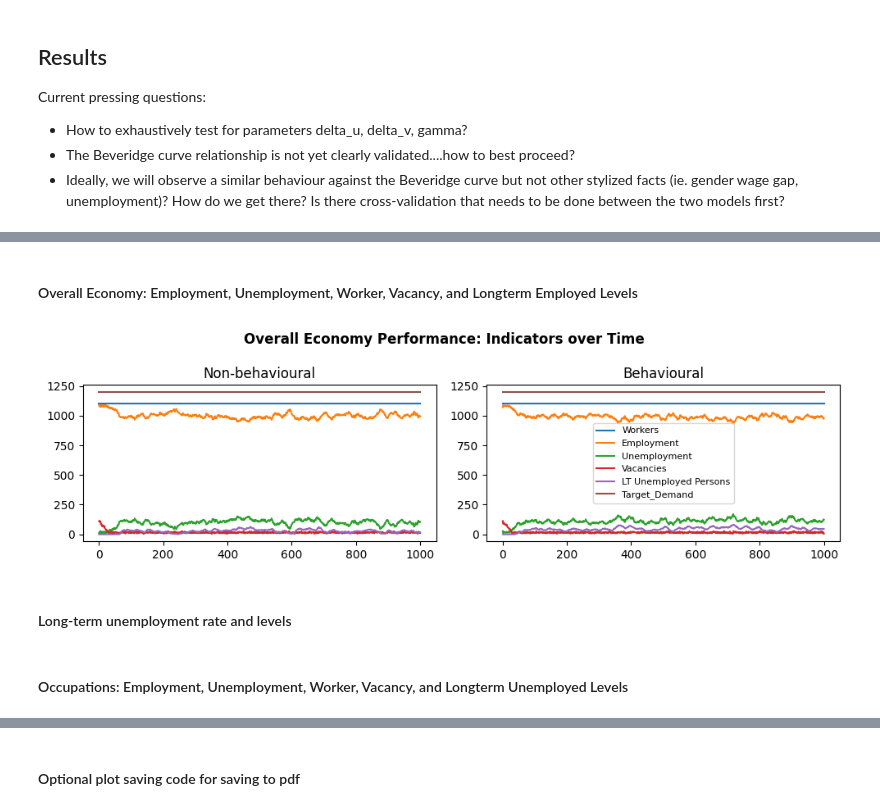
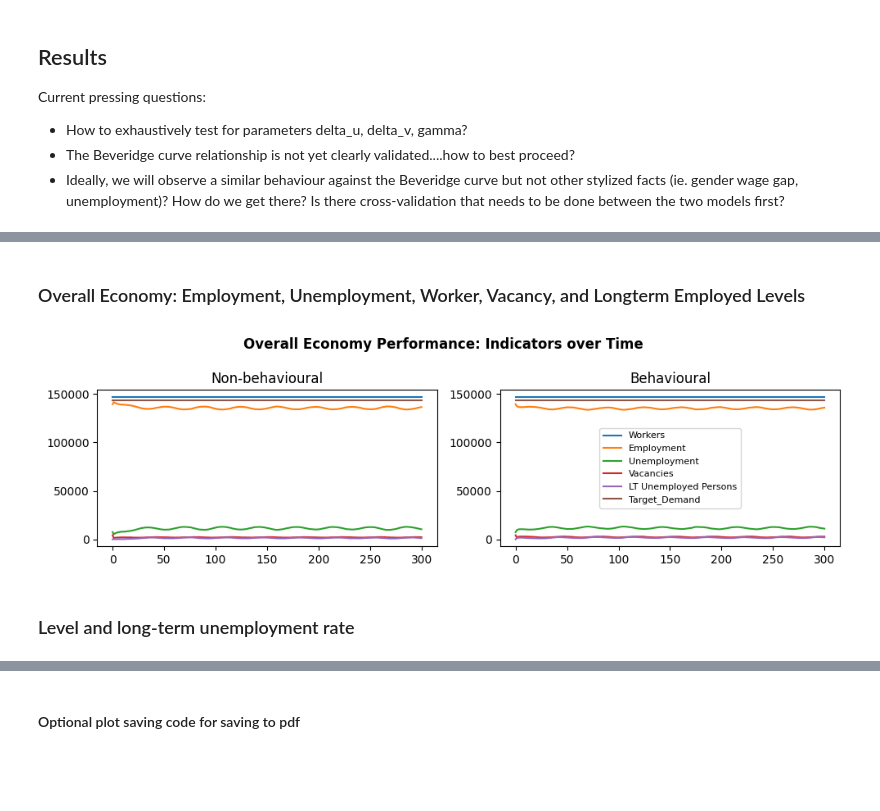
Before and after one commit to ebbam/transition_abm, a Jupyter notebook: code/usa_transition_abm_numpy.ipynb, the cells around one changed output, grey strips where cells are left out. Cells and saved outputs as stored; diff of their text form; code cells hidden in the pictures; blank space fills up the shorter version.

```diff
--- a/code/usa_transition_abm_numpy.ipynb
+++ b/code/usa_transition_abm_numpy.ipynb
@@ -198,10 +199,11 @@ This data should be re-extracted. Perhaps incorporate econometric testing for tr
 # US MODEL CONDITIONS AND DATA ####
 ###################################
 if init == "USA":
-    T = 500
+    T = 300
     del_u = 0.015
     del_v = 0.009
-    gamma_u = gamma_v = gamma = 0.06
+    #del_v = 0.02
+    gamma_u = gamma_v = gamma = 0.1
 
     A = pd.read_csv(path+"dRC_Replication/data/occupational_mobility_network.csv", header=None)
     employment = round(pd.read_csv(path+"dRC_Replication/data/ipums_employment_2016.csv", header = 0).iloc[:, [4]]/1000)
@@ -213,9 +215,10 @@ if init == "USA":
     # Needs input data...
     demand_target = employment + vacancies
     wages = pd.read_csv(path+"dRC_Replication/data/ipums_variables.csv")[['median_earnings']]
+    gend_share = pd.read_csv(path+"data/ipums_variables_w_gender.csv")[['women_pct']]
     mod_data =  {"A": A, "employment": employment,
                  'unemployment':unemployment, 'vacancies':vacancies,
-                 'demand_target': demand_target, 'wages': wages}
+                 'demand_target': demand_target, 'wages': wages, 'gend_share': gend_share}
 # %% [markdown]
 ### Initialise Network
 # %%
@@ -382,3 +414,5 @@ Current pressing questions:
 # Results specifications (whether to save as final or not)
 final = False
 fullpdf = False
+
+net, vacs_temp = initialise(len(mod_data['A']), mod_data['employment'].to_numpy(), mod_data['unemployment'].to_numpy(), mod_data['vacancies'].to_numpy(), mod_data['demand_target'].to_numpy(), mod_data['A'], mod_data['wages'].to_numpy(), mod_data['gend_share'].to_numpy())
@@ -414,0 +497,14 @@ Done after  20  runs.
+# %%
+# Run behavioural spec
+pr = cProfile.Profile()
+pr.enable()
+
+# Run model with behavioural spec
+sim_record_t_all, net_behav = run_sim(net, vacs_temp, True, T, 1, del_u, del_v)
+
+pr.disable()
+s = io.StringIO()
+sortby = SortKey.CUMULATIVE
+ps = pstats.Stats(pr, stream=s).sort_stats(sortby)
+ps.print_stats()
+print(s.getvalue())
@@ -415 +529,13 @@ Done after  20  runs.
+# %%
+sim_record_t = pd.DataFrame(sim_record_t_all).transpose() # .loc[(sim_record_t_all.Time > 0)]
+sim_record_t.columns =['Employment', 'Unemployment', 'Workers', 'Vacancies', 'LT Unemployed Persons', 'Target_Demand']
+sim_record_f = pd.DataFrame(sim_record_f_all).transpose() # .loc[(sim_record_t_all.Time > 0)]
+sim_record_f.columns =['Employment', 'Unemployment', 'Workers', 'Vacancies', 'LT Unemployed Persons', 'Target_Demand']
+
+# Retain one single simulation as minimal example
+record1_t = sim_record_t# .loc[(sim_record_t.Sim == 0)]
+#record1_t.columns =['Employment', 'Unemployment', 'Workers', 'Vacancies', 'LT Unemployed Persons', 'Target_Demand']
+
+record1_f = sim_record_f##.loc[(sim_record_f.Sim == 0)]
+#record1_f.columns =['Employment', 'Unemployment', 'Workers', 'Vacancies', 'LT Unemployed Persons', 'Target_Demand']
 # %% [markdown]
@@ -454,30 +639,30 @@ plt.close()
 # %% [markdown]
-#### Overall Economy: Employment, Unemployment, Worker, Vacancy, and Longterm Employed Levels
+### Overall Economy: Employment, Unemployment, Worker, Vacancy, and Longterm Employed Levels
 # %%
 fig, (ax1, ax2) = plt.subplots(1, 2, figsize=(10, 3))
 
-totals = record1_f.loc[:,['Time', 'Workers','Employment', 'Unemployment', 'Vacancies', 'LT Unemployed Persons', 'Target_Demand']].groupby(['Time']).sum()
+totals = record1_f.loc[:,['Workers','Employment', 'Unemployment', 'Vacancies', 'LT Unemployed Persons', 'Target_Demand']]
 lgd = []
 for column in totals[1:]:
     ax1.plot(totals[column])
     lgd.append(column)
 ax1.set_title("Non-behavioural")
 
-totals = record1_t.loc[:,['Time', 'Workers','Employment', 'Unemployment', 'Vacancies', 'LT Unemployed Persons', 'Target_Demand']].groupby(['Time']).sum()
+totals = record1_t.loc[:,['Workers','Employment', 'Unemployment', 'Vacancies', 'LT Unemployed Persons', 'Target_Demand']]
 for column in totals[1:]:
     ax2.plot(totals[column])
 ax2.set_title('Behavioural')
 
 fig.suptitle("Overall Economy Performance: Indicators over Time", fontweight = 'bold')
 plt.legend(list(lgd), loc="center", ncol=1, fontsize = 8)
 fig.tight_layout()
 
 if final:
     plt.savefig('../output/overall_economy_comparison_behav.jpg', dpi = 300)
 else:
     plt.show()
 plt.close()
 # %% [output]
-[figure, old version]
+[figure, new version]
 # %% [markdown]
-#### Long-term unemployment rate and levels
+### Level and long-term unemployment rate
@@ -510,2 +668,0 @@ plt.close()
-# %% [markdown]
-#### Occupations: Employment, Unemployment, Worker, Vacancy, and Longterm Unemployed Levels
```
Also changed, not shown: parts of 19 cells of this notebook, 1 other file.
